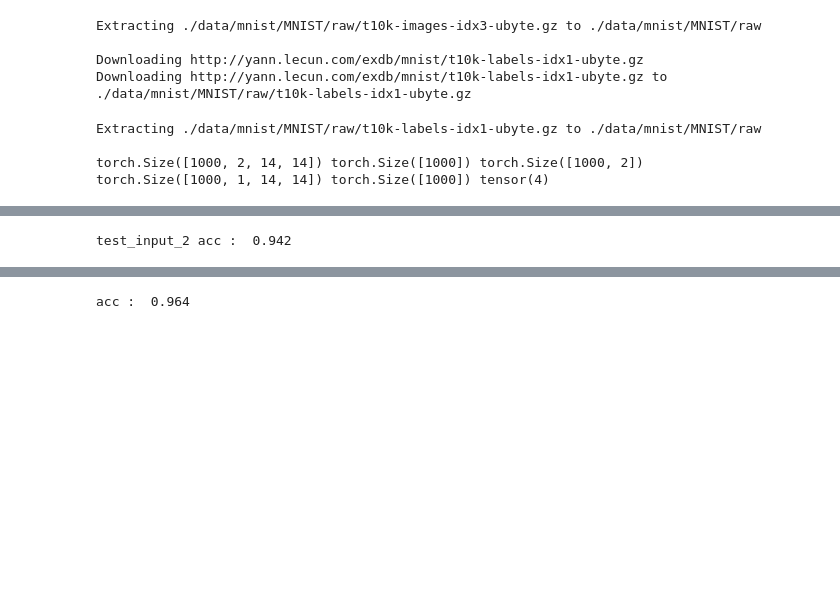
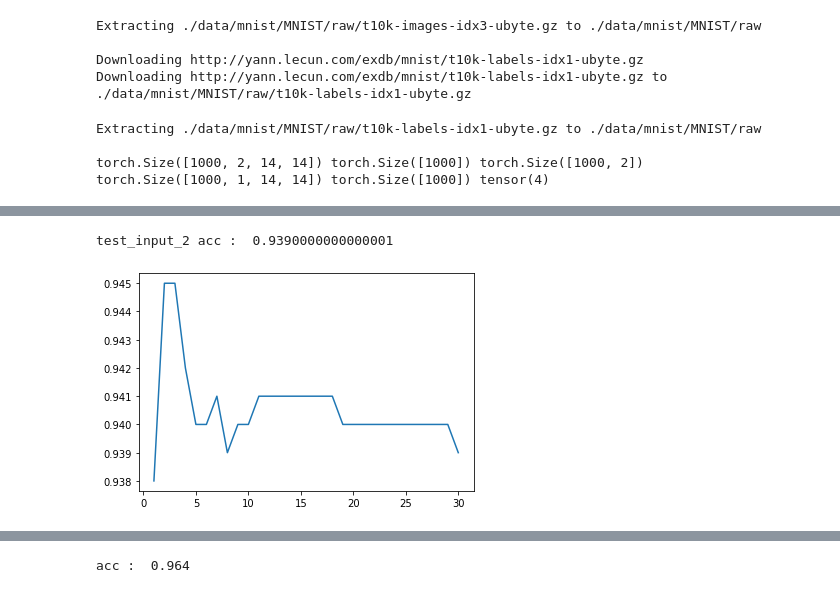
Before and after one commit to lai86423/DL_pytorchModel_UNIGE_DL_project1, a Jupyter notebook: project1.ipynb, the cells around one changed output, grey strips where cells are left out. Drawn from its saved outputs; the diff is of its cells as text; code cells hidden in the pictures; blank space fills up the shorter version.

```diff
--- a/project1.ipynb
+++ b/project1.ipynb
@@ -114,14 +150,19 @@ test_input_1 acc :  0.933
 # %%
 # [Method 1: Train on the same Model] train_input_1 & train_input_2
+acc_epoch_2 = []
 for e in range(nb_epochs):
     model, acc_loss = train_model(model, train_input_2, train_classes_2, mini_batch_size)
     acc, output_class_2 = compute_nb_errors(model, test_input_2, test_classes_2, mini_batch_size)
     # print('epoch :', e, ' loss :', round(acc_loss))
     # print('acc : ', acc)
     # print('----------')
+    acc_epoch_2.append(acc)
+# plotting
+my_plot(np.linspace(1, nb_epochs, nb_epochs).astype(int), acc_epoch_2)
 print('test_input_2 acc : ', acc)
 # %% [output]
-test_input_2 acc :  0.942
+test_input_2 acc :  0.9390000000000001
+[figure, added]
 # %%
 # [Method 2: Train on two Models] train_input_1 & train_input_2
 model2 = Net()
```
Also changed, not shown: parts of 5 cells of this notebook, 2 other files.
